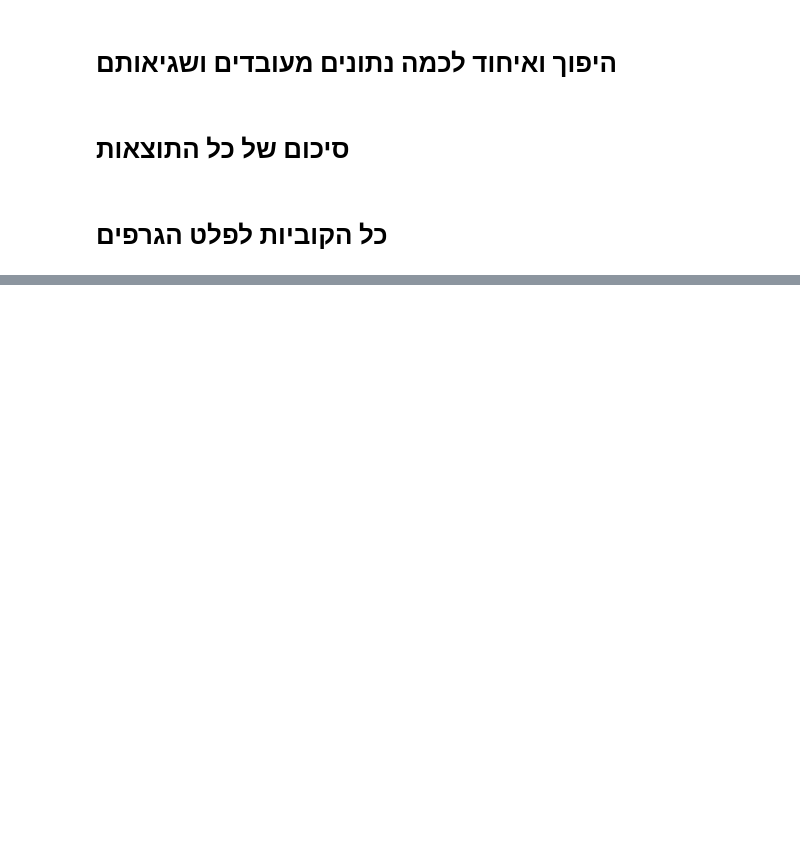
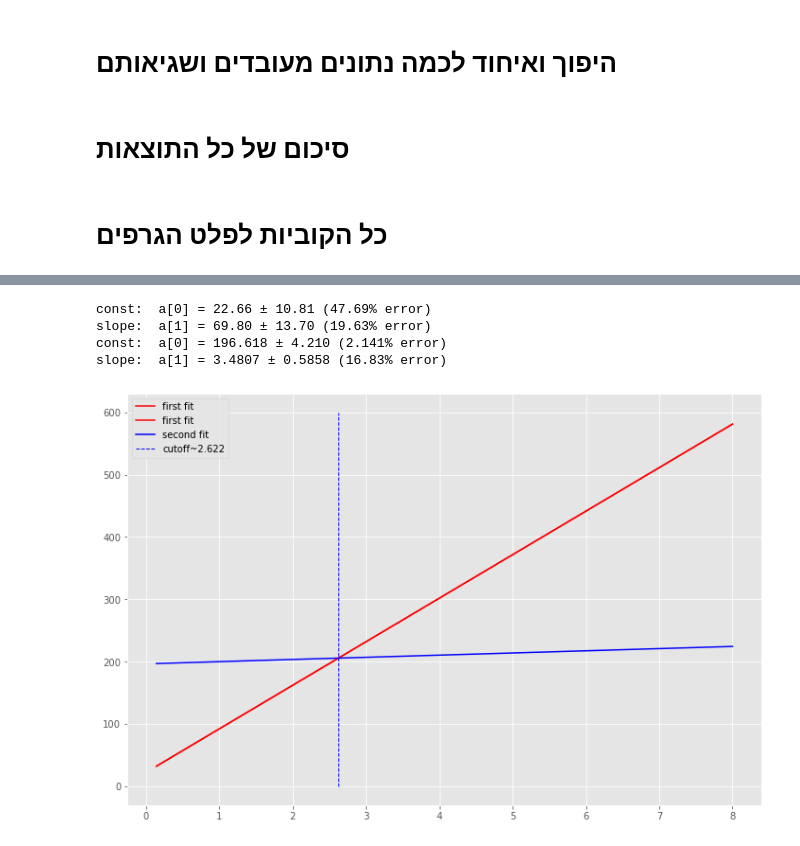
Before and after one commit to Ohadforman/LAB_phsy, a Jupyter notebook: Data.ipynb, the cells around one changed output, grey strips where cells are left out. Drawn from its saved outputs; the diff is of its cells as text; code cells hidden in the pictures; blank space fills up the shorter version.

```diff
--- a/Data.ipynb
+++ b/Data.ipynb
@@ -508,0 +532,52 @@ plt.savefig(path_to_plots+'\CUT_data_error.png')
+# %%
+from eddington import FittingData, fit
+
+from eddington import linear
+
+def Linear_mul_cvs(lst_of_cvs):
+    for i in lst_of_cvs:
+        file_to_fit=str(i)
+        data = FittingData.read_from_csv(file_to_fit)  # Read the data from a file
+
+        result = str(fit(data, linear))# Fit the data
+        #print("results to file: {}".format(file_to_fit),'\n')
+        #print(result)
+        a0=result.split()[10:24]
+        a1=result.split()[17:24]
+        #print(result)
+        print ('const: ',a0[0],a0[1],a0[2],a0[3],a0[4],a0[5],a0[6])
+        print ('slope: ',a1[0],a1[1],a1[2],a1[3],a1[4],a1[5],a1[6])
+
+        return float(a0[2]),float(a0[4]),float(a1[2]),float(a1[4])
+a0f,a0f_err,a1f,a1f_err=Linear_mul_cvs(['first_a_L.csv'])
+a0s,a0s_err,a1s,a1s_err=Linear_mul_cvs(['second_a_L.csv'])
+# %% [output]
+const:  a[0] = 22.66 ± 10.81 (47.69% error)
+slope:  a[1] = 69.80 ± 13.70 (19.63% error)
+const:  a[0] = 196.618 ± 4.210 (2.141% error)
+slope:  a[1] = 3.4807 ± 0.5858 (16.83% error)
+# %%
+def liner_by_param(x_data,slope,const):
+    func=const+slope*x_data
+    return func
+# %%
+firstarealin=liner_by_param(x,a1f,a0f)
+secondarealin=liner_by_param(x,a1s,a0s)
+# %%
+fig, ax1 = plt.subplots(figsize=fig_size)
+plt.style.use('ggplot')
+
+#ax1.set(title=r'$V(R)\quadAverage$')
+ax1.plot(x,firstarealin,color='r',label=r'first fit')
+ax1.plot(x,firstarealin,color='r',label=r'first fit')
+
+ax1.plot(x,secondarealin,color='b',label=r'second fit')
+plt.plot([2.622, 2.622], [0,600], '--', lw=1, color='b' ,label=r'cutoff~2.622')
+#ax1.set_ylabel(r'$Avg\quadV[\frac{Km}{sec}]$',fontsize='16')
+#ax1.set_xlabel(r'$Avg\quadR[kpc]$',fontsize='16')
+ax1.legend(loc='upper left')
+
+
+plt.savefig(path_to_plots+'\Rfind.png')
+# %% [output]
+[figure, added]
```
Also changed, not shown: parts of 13 cells of this notebook.
